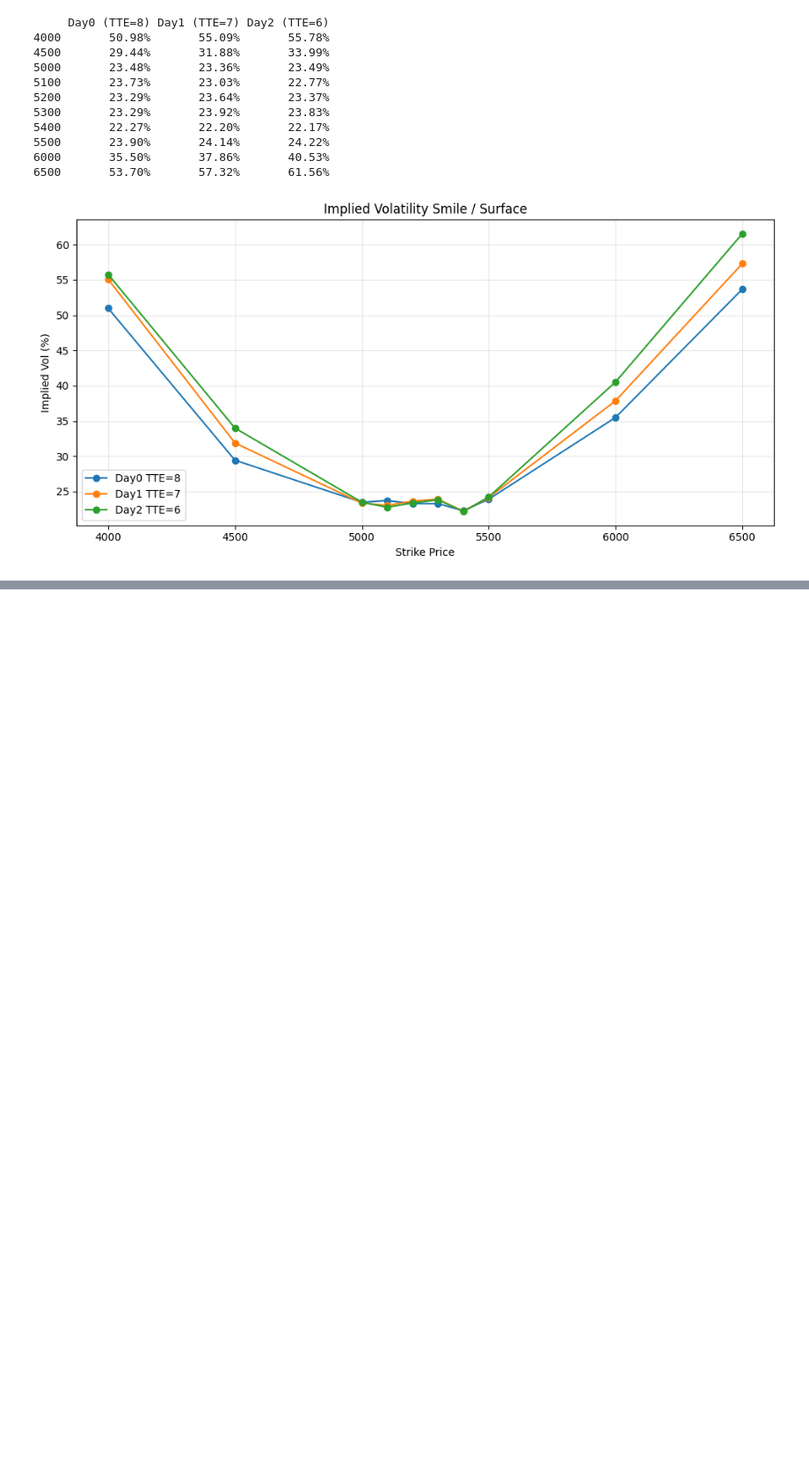
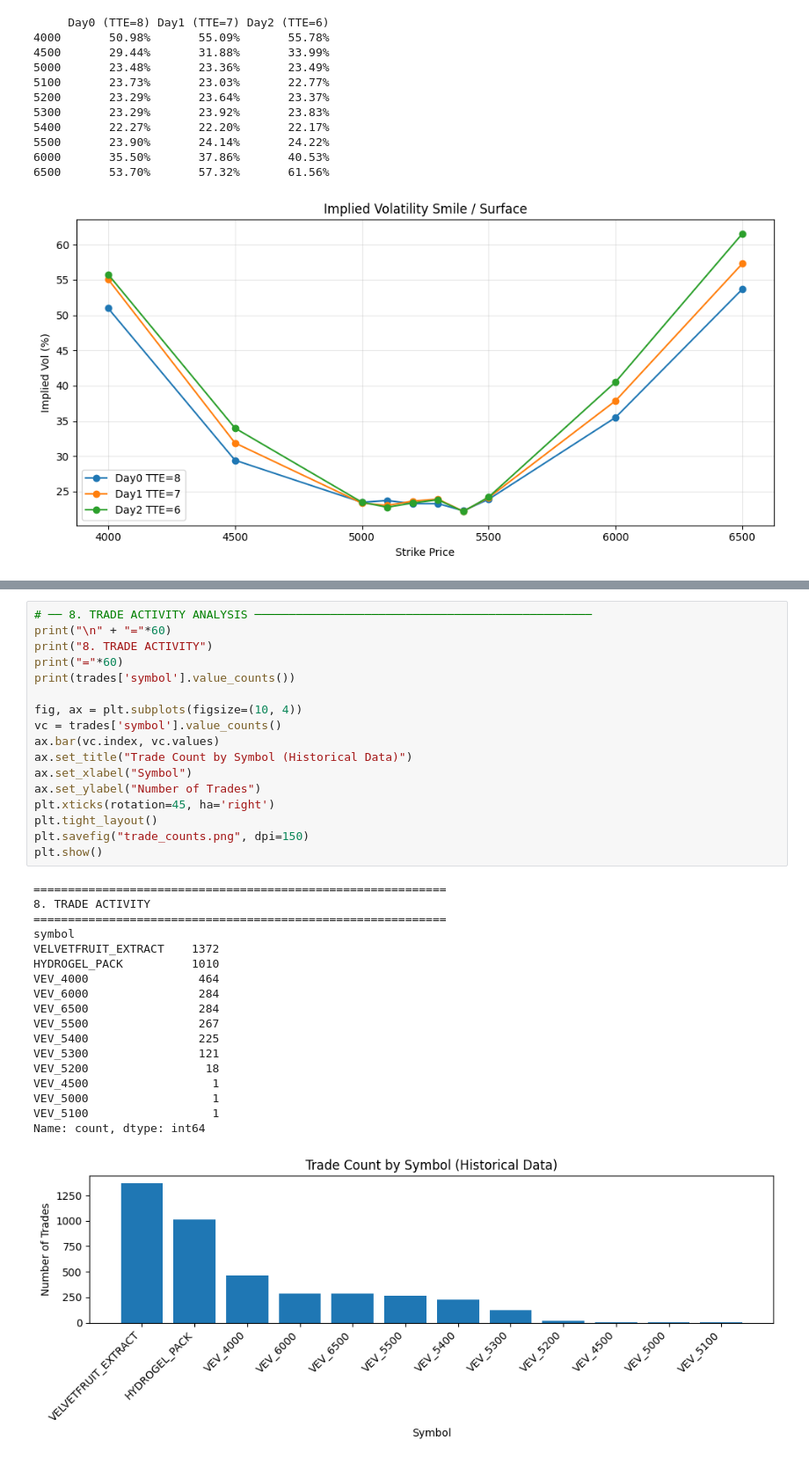
Before and after one commit to Prathama-1/Prosperity-4---Solo42, a Jupyter notebook: Round3_dataset.ipynb, the cells around one changed output, grey strips where cells are left out. Shown at 88% size. Saved outputs shown, nothing was run; the diff lists cells and outputs as text; blank space fills up the shorter version.

```diff
--- a/Round3_dataset.ipynb
+++ b/Round3_dataset.ipynb
@@ -220,0 +280,36 @@ plt.show()
+# %%
+# ── 8. TRADE ACTIVITY ANALYSIS ─────────────────────────────────────────────────
+print("\n" + "="*60)
+print("8. TRADE ACTIVITY")
+print("="*60)
+print(trades['symbol'].value_counts())
+
+fig, ax = plt.subplots(figsize=(10, 4))
+vc = trades['symbol'].value_counts()
+ax.bar(vc.index, vc.values)
+ax.set_title("Trade Count by Symbol (Historical Data)")
+ax.set_xlabel("Symbol")
+ax.set_ylabel("Number of Trades")
+plt.xticks(rotation=45, ha='right')
+plt.tight_layout()
+plt.savefig("trade_counts.png", dpi=150)
+plt.show()
+# %% [output]
+============================================================
+8. TRADE ACTIVITY
+============================================================
+symbol
+VELVETFRUIT_EXTRACT    1372
+HYDROGEL_PACK          1010
+VEV_4000                464
+VEV_6000                284
+VEV_6500                284
+VEV_5500                267
+VEV_5400                225
+VEV_5300                121
+VEV_5200                 18
+VEV_4500                  1
+VEV_5000                  1
+VEV_5100                  1
+Name: count, dtype: int64
+[figure, added]
```
Also changed, not shown: parts of 2 cells of this notebook.
